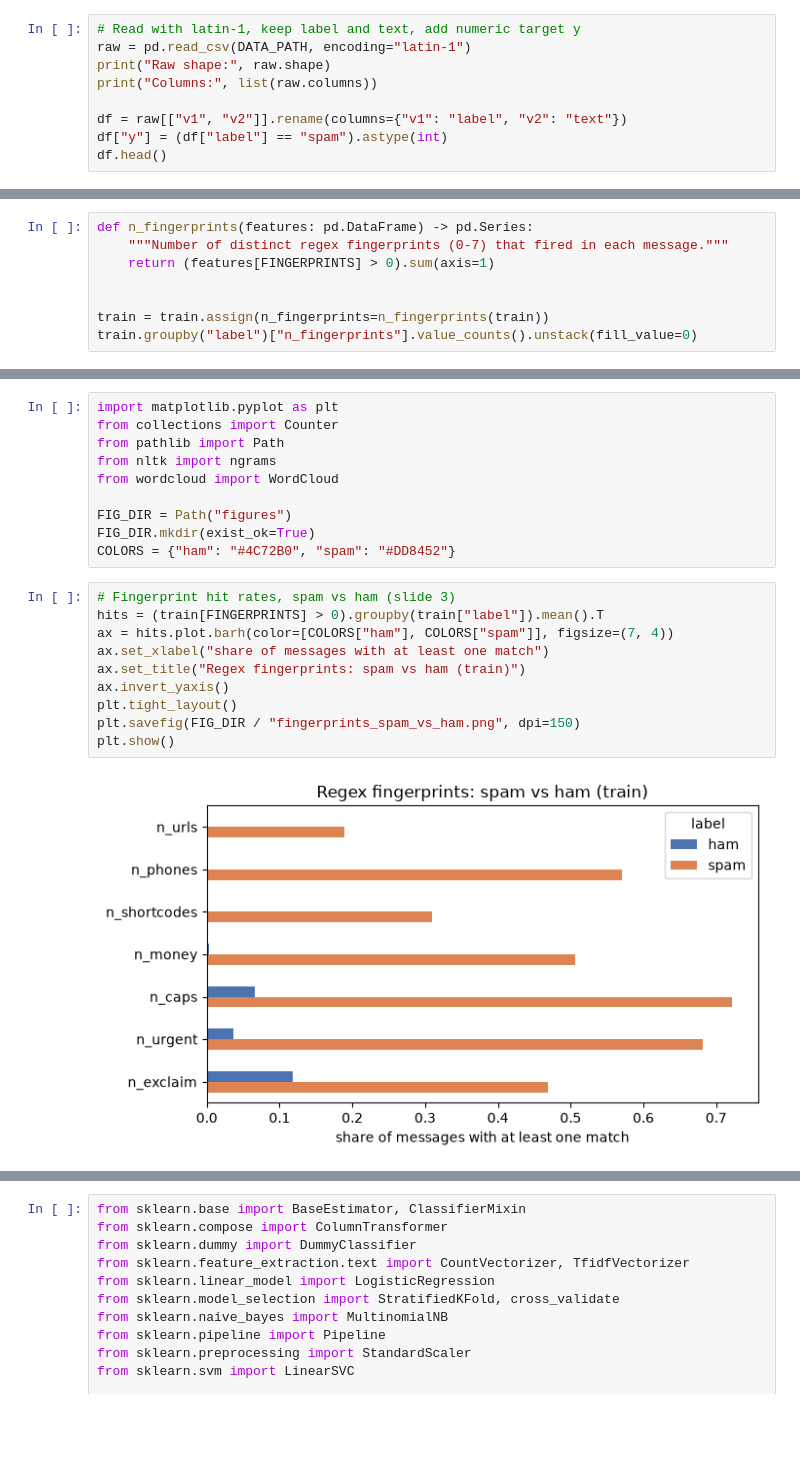
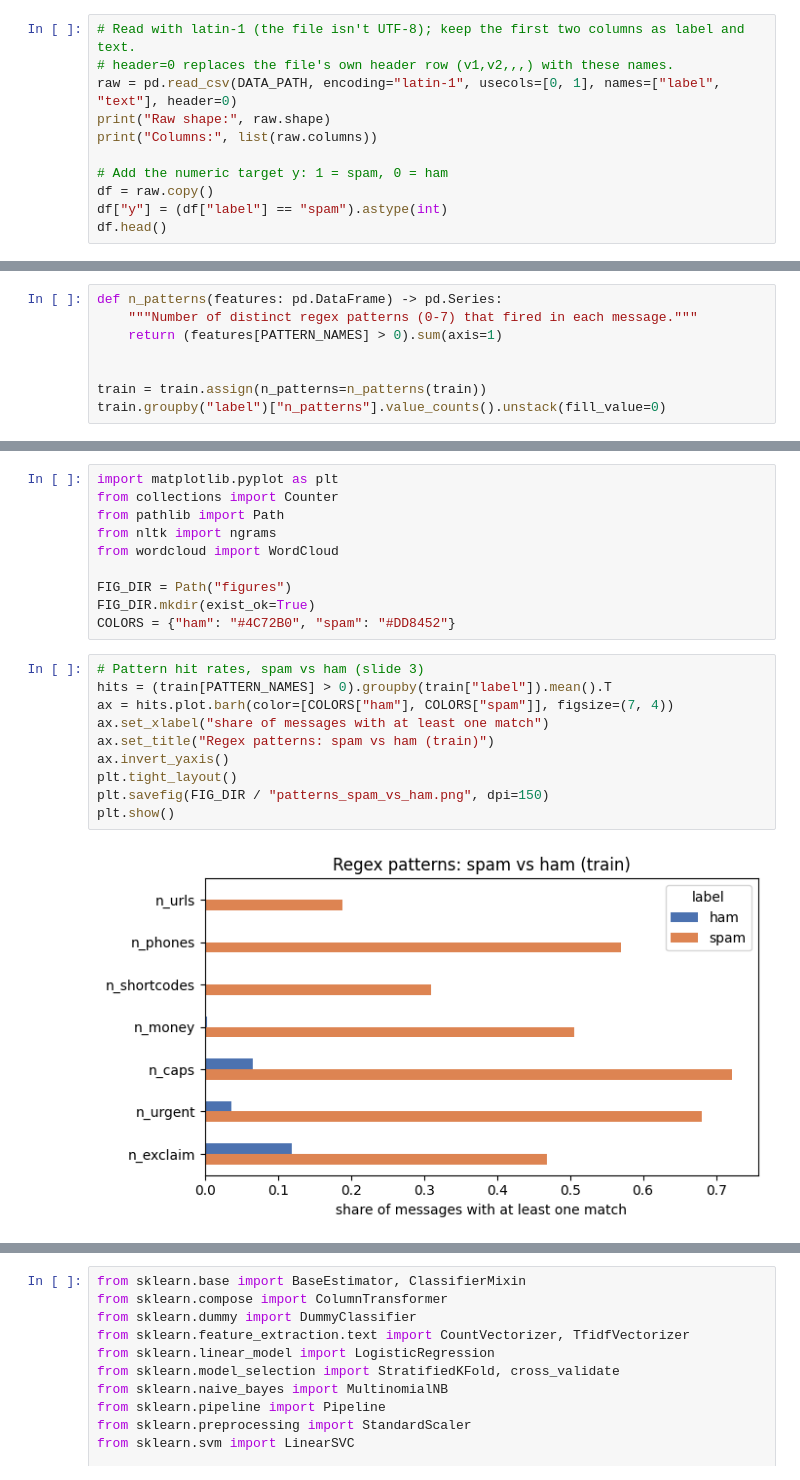
Before and after one commit to imadmurr/sms-spam-detector, a Jupyter notebook: sms_spam_detector.ipynb, the cells around one changed output, grey strips where cells are left out. Saved outputs shown, nothing was run; the diff lists cells and outputs as text; blank space fills up the shorter version.

```diff
--- a/sms_spam_detector.ipynb
+++ b/sms_spam_detector.ipynb
@@ -23,10 +23,12 @@ for package in ["punkt_tab", "stopwords", "wordnet", "averaged_perceptron_tagger
 # %%
-# Read with latin-1, keep label and text, add numeric target y
-raw = pd.read_csv(DATA_PATH, encoding="latin-1")
+# Read with latin-1 (the file isn't UTF-8); keep the first two columns as label and text.
+# header=0 replaces the file's own header row (v1,v2,,,) with these names.
+raw = pd.read_csv(DATA_PATH, encoding="latin-1", usecols=[0, 1], names=["label", "text"], header=0)
 print("Raw shape:", raw.shape)
 print("Columns:", list(raw.columns))
 
-df = raw[["v1", "v2"]].rename(columns={"v1": "label", "v2": "text"})
+# Add the numeric target y: 1 = spam, 0 = ham
+df = raw.copy()
 df["y"] = (df["label"] == "spam").astype(int)
 df.head()
 # %% [output]
@@ -154,9 +156,9 @@ Spam if at least `k` different fingerprints fire; `k` is tuned on train.
 # %%
-def n_fingerprints(features: pd.DataFrame) -> pd.Series:
-    """Number of distinct regex fingerprints (0-7) that fired in each message."""
-    return (features[FINGERPRINTS] > 0).sum(axis=1)
+def n_patterns(features: pd.DataFrame) -> pd.Series:
+    """Number of distinct regex patterns (0-7) that fired in each message."""
+    return (features[PATTERN_NAMES] > 0).sum(axis=1)
 
 
-train = train.assign(n_fingerprints=n_fingerprints(train))
-train.groupby("label")["n_fingerprints"].value_counts().unstack(fill_value=0)
+train = train.assign(n_patterns=n_patterns(train))
+train.groupby("label")["n_patterns"].value_counts().unstack(fill_value=0)
 # %% [output]
@@ -330,15 +313,15 @@ FIG_DIR = Path("figures")
 FIG_DIR.mkdir(exist_ok=True)
 COLORS = {"ham": "#4C72B0", "spam": "#DD8452"}
 # %%
-# Fingerprint hit rates, spam vs ham (slide 3)
-hits = (train[FINGERPRINTS] > 0).groupby(train["label"]).mean().T
+# Pattern hit rates, spam vs ham (slide 3)
+hits = (train[PATTERN_NAMES] > 0).groupby(train["label"]).mean().T
 ax = hits.plot.barh(color=[COLORS["ham"], COLORS["spam"]], figsize=(7, 4))
 ax.set_xlabel("share of messages with at least one match")
-ax.set_title("Regex fingerprints: spam vs ham (train)")
+ax.set_title("Regex patterns: spam vs ham (train)")
 ax.invert_yaxis()
 plt.tight_layout()
-plt.savefig(FIG_DIR / "fingerprints_spam_vs_ham.png", dpi=150)
+plt.savefig(FIG_DIR / "patterns_spam_vs_ham.png", dpi=150)
 plt.show()
 # %% [output]
-[figure, old version]
+[figure, new version]
 # %%
```
Also changed, not shown: parts of 26 cells of this notebook, 17 other files.
